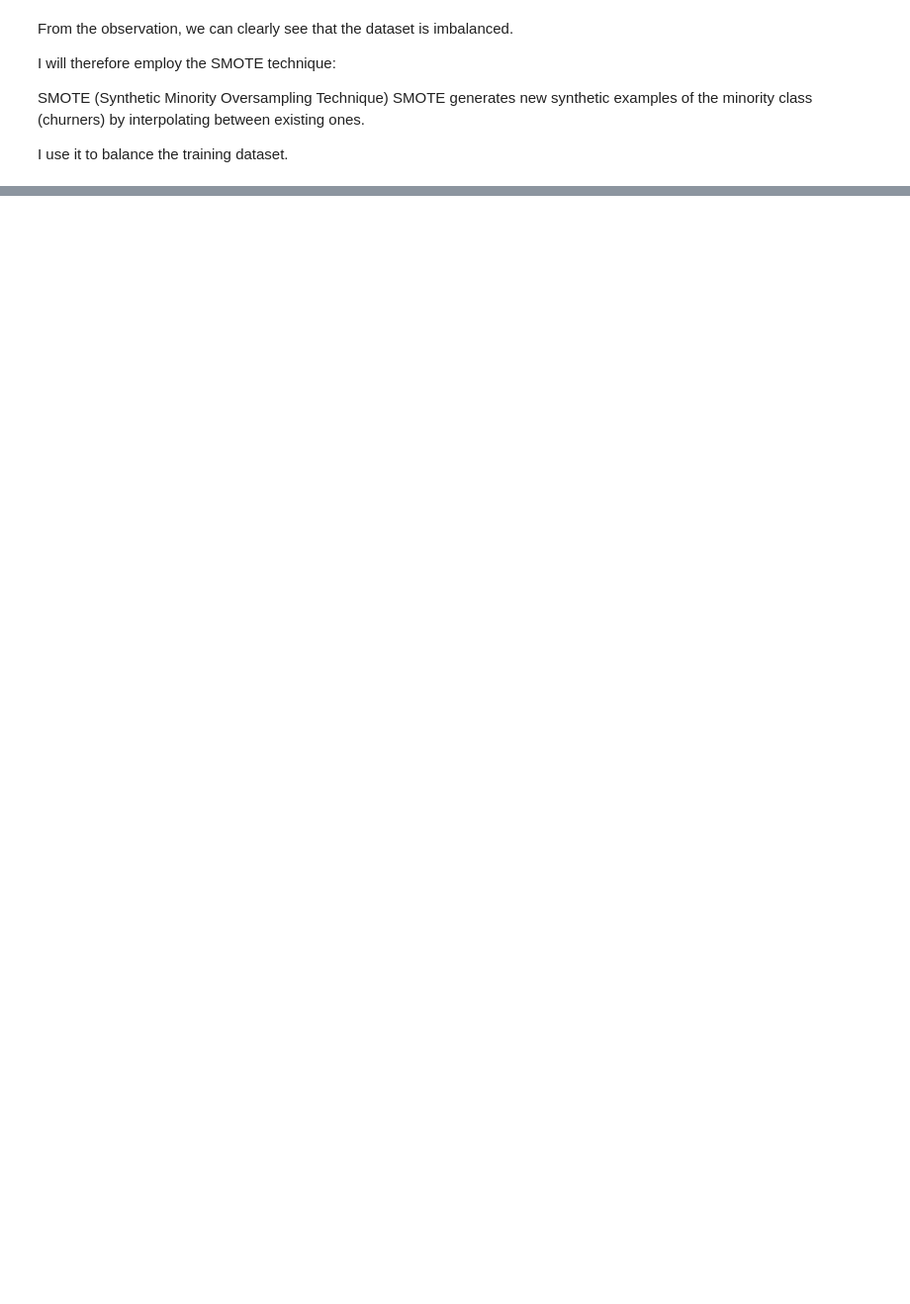
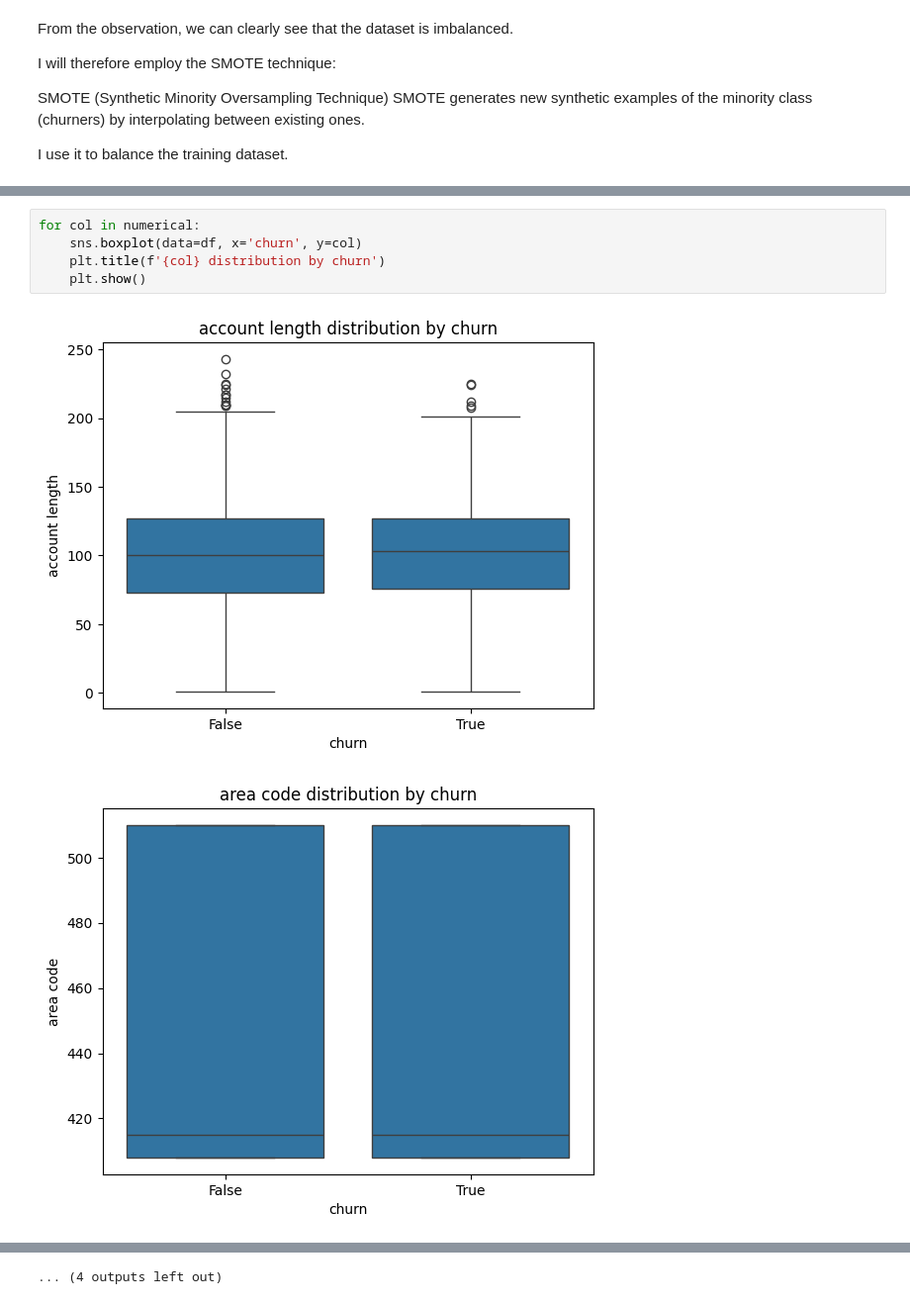
Before and after one commit to Kelvin-Shilisia/syriatel-churn-classifier, a Jupyter notebook: syriatel-churn-classifier.ipynb, the cells around one changed output, grey strips where cells are left out. Shown: that part at 99% size. Saved outputs shown, nothing was run; the diff lists cells and outputs as text; blank space fills up the shorter version.

```diff
--- a/syriatel-churn-classifier.ipynb
+++ b/syriatel-churn-classifier.ipynb
@@ -165,0 +201,8 @@ SyntaxError: invalid character '’' (U+2019) (1192773248.py, line 6)
+# %%
+for col in numerical:
+    sns.boxplot(data=df, x='churn', y=col)
+    plt.title(f'{col} distribution by churn')
+    plt.show()
+# %% [output]
+[figure, added]
+[figure, added]
@@ -165,0 +219 @@ SyntaxError: invalid character '’' (U+2019) (1192773248.py, line 6)
+... (4 outputs left out)
```
Also changed, not shown: parts of 16 cells of this notebook.
